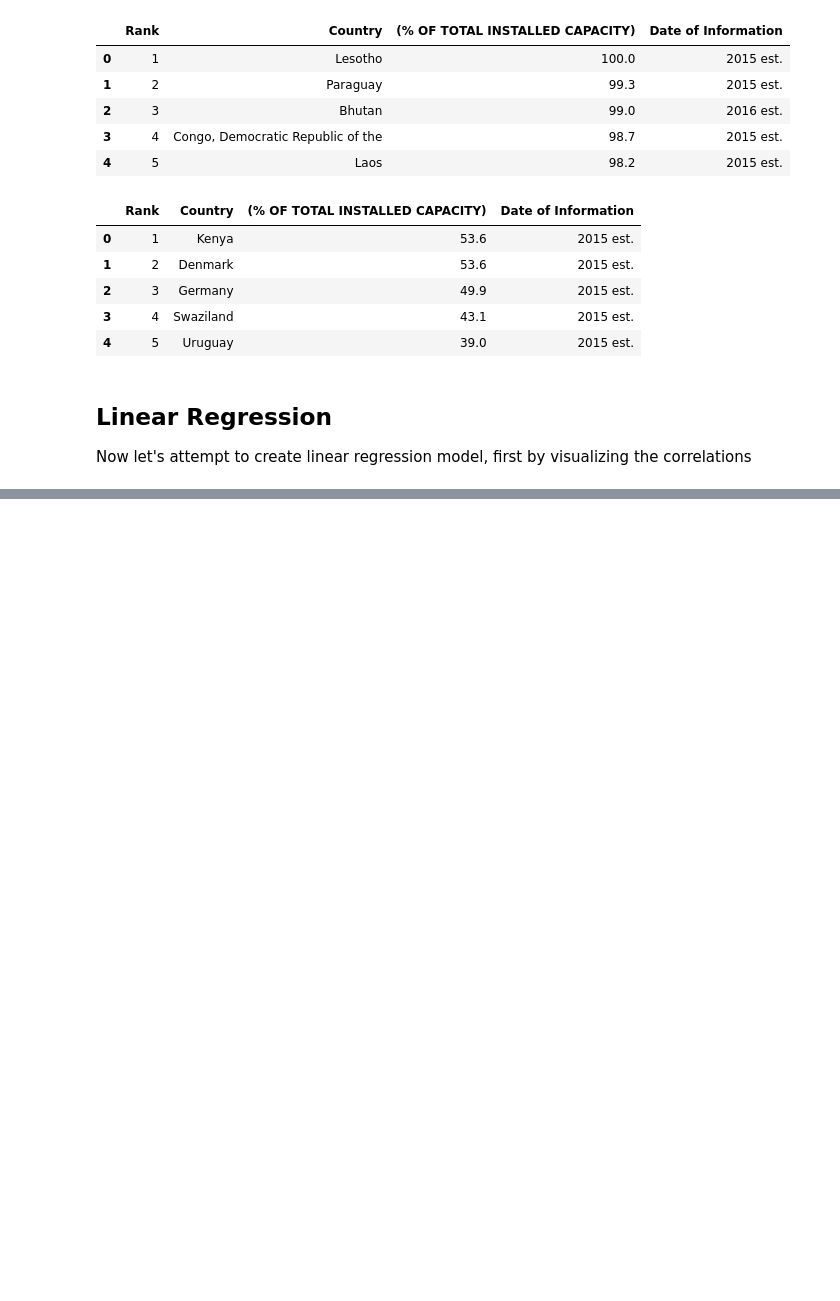
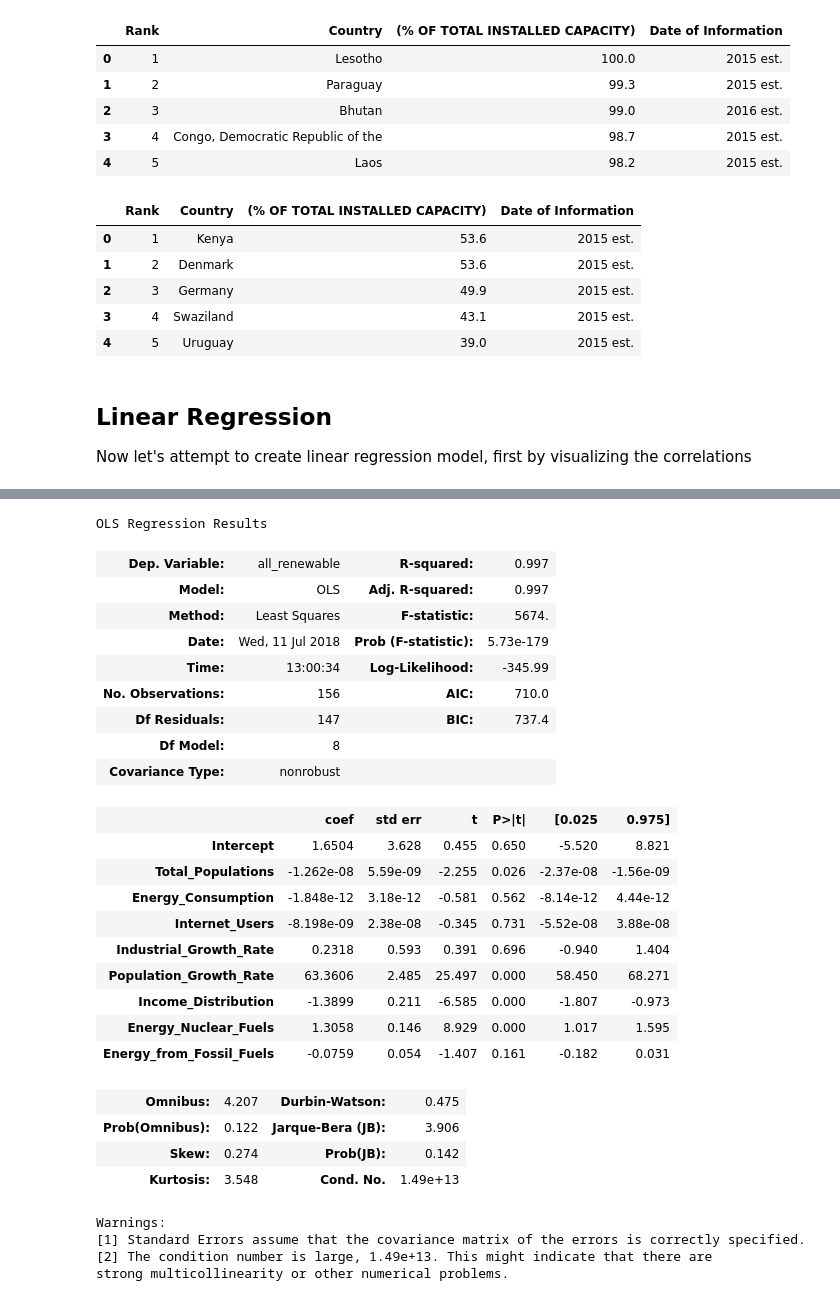
Before and after one commit to MCassetti/project_luther, a Jupyter notebook: project_luther_webscraper.ipynb, the cells around one changed output, grey strips where cells are left out. Cells and saved outputs as stored; diff of their text form; code cells hidden in the pictures; blank space fills up the shorter version.

```diff
--- a/project_luther_webscraper.ipynb
+++ b/project_luther_webscraper.ipynb
@@ -223,0 +245,41 @@ ValueError: max must be larger than min in range parameter.
+# %%
+# Define the model
+lm1 = smf.ols('all_renewable ~ Total_Populations + Energy_Consumption + \
+Internet_Users + Industrial_Growth_Rate + \
+Population_Growth_Rate + Income_Distribution + \
+Energy_Nuclear_Fuels + Energy_from_Fossil_Fuels', data=df)
+
+# Fit the model
+fit = lm1.fit()
+
+# Print summary statistics of the model's performance
+fit.summary()
+# %% [output]
+OLS Regression Results
+| Dep. Variable: | all_renewable | R-squared: | 0.997 |
+| Model: | OLS | Adj. R-squared: | 0.997 |
+| Method: | Least Squares | F-statistic: | 5674. |
+| Date: | Wed, 11 Jul 2018 | Prob (F-statistic): | 5.73e-179 |
+| Time: | 13:00:34 | Log-Likelihood: | -345.99 |
+| No. Observations: | 156 | AIC: | 710.0 |
+| Df Residuals: | 147 | BIC: | 737.4 |
+| Df Model: | 8 |  |  |
+| Covariance Type: | nonrobust |  |  |
+|  | coef | std err | t | P>|t| | [0.025 | 0.975] |
+| Intercept | 1.6504 | 3.628 | 0.455 | 0.650 | -5.520 | 8.821 |
+| Total_Populations | -1.262e-08 | 5.59e-09 | -2.255 | 0.026 | -2.37e-08 | -1.56e-09 |
+| Energy_Consumption | -1.848e-12 | 3.18e-12 | -0.581 | 0.562 | -8.14e-12 | 4.44e-12 |
+| Internet_Users | -8.198e-09 | 2.38e-08 | -0.345 | 0.731 | -5.52e-08 | 3.88e-08 |
+| Industrial_Growth_Rate | 0.2318 | 0.593 | 0.391 | 0.696 | -0.940 | 1.404 |
+| Population_Growth_Rate | 63.3606 | 2.485 | 25.497 | 0.000 | 58.450 | 68.271 |
+| Income_Distribution | -1.3899 | 0.211 | -6.585 | 0.000 | -1.807 | -0.973 |
+| Energy_Nuclear_Fuels | 1.3058 | 0.146 | 8.929 | 0.000 | 1.017 | 1.595 |
+| Energy_from_Fossil_Fuels | -0.0759 | 0.054 | -1.407 | 0.161 | -0.182 | 0.031 |
+| Omnibus: | 4.207 | Durbin-Watson: | 0.475 |
+| Prob(Omnibus): | 0.122 | Jarque-Bera (JB): | 3.906 |
+| Skew: | 0.274 | Prob(JB): | 0.142 |
+| Kurtosis: | 3.548 | Cond. No. | 1.49e+13 |
+Warnings:
+[1] Standard Errors assume that the covariance matrix of the errors is correctly specified.
+[2] The condition number is large, 1.49e+13. This might indicate that there are
+strong multicollinearity or other numerical problems.
```
Also changed, not shown: parts of 9 cells of this notebook.
